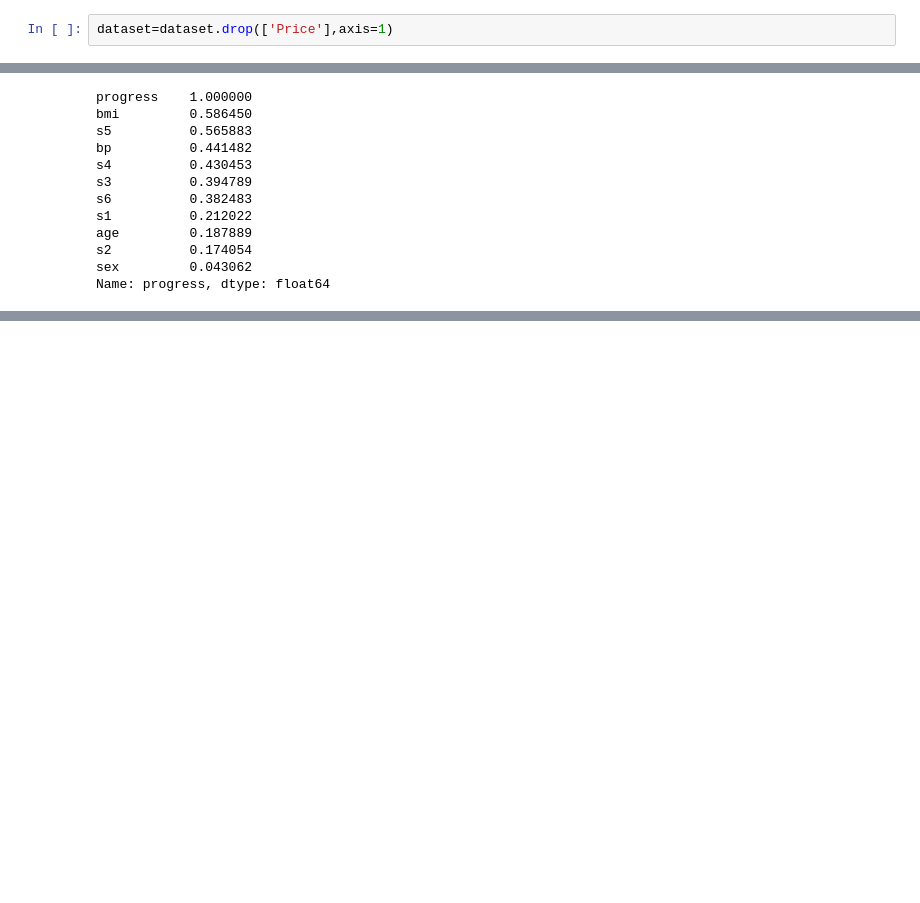
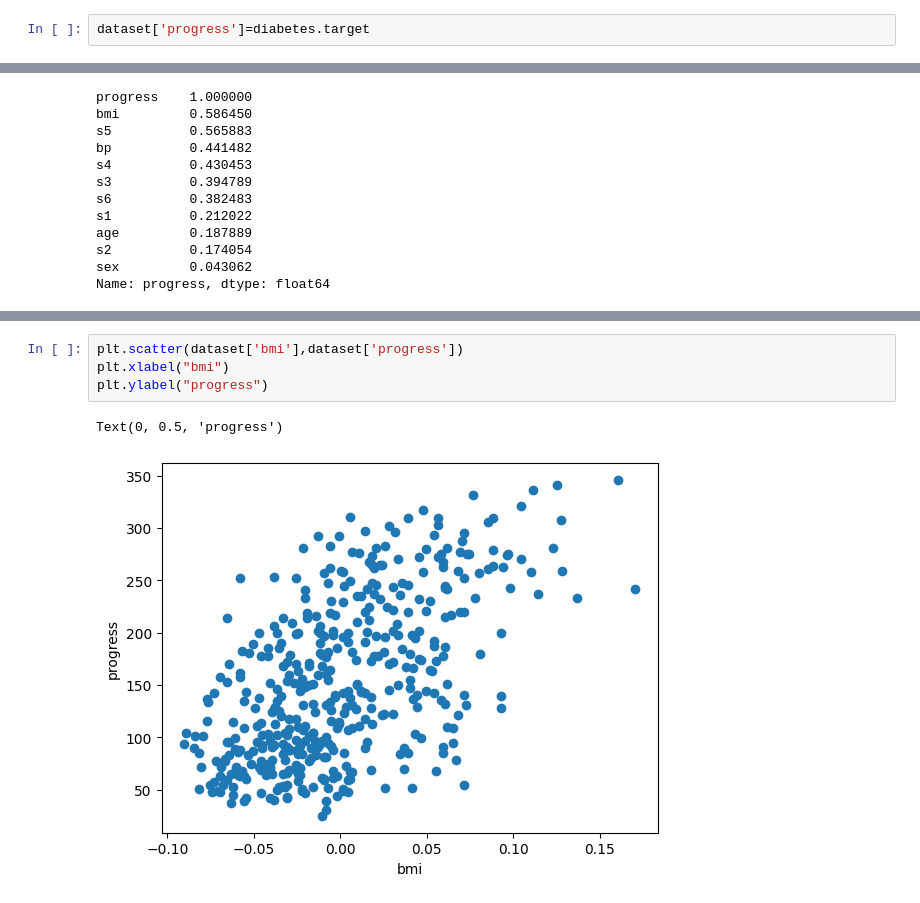
Before and after one commit to AryannSharmaa/Diabetes, a Jupyter notebook: linear_regression.ipynb, the cells around one changed output, grey strips where cells are left out. Saved outputs shown, nothing was run; the diff lists cells and outputs as text; blank space fills up the shorter version.

Commit message:
transformed dataset

```diff
--- a/linear_regression.ipynb
+++ b/linear_regression.ipynb
@@ -46,8 +46,8 @@ dataset.head()
 | 2 | 0.085299 | 0.050680 | 0.044451 | -0.005670 | -0.045599 | -0.034194 | -0.032356 | -0.002592 | 0.002861 | -0.025930 |
 | 3 | -0.089063 | -0.044642 | -0.011595 | -0.036656 | 0.012191 | 0.024991 | -0.036038 | 0.034309 | 0.022688 | -0.009362 |
 | 4 | 0.005383 | -0.044642 | -0.036385 | 0.021872 | 0.003935 | 0.015596 | 0.008142 | -0.002592 | -0.031988 | -0.046641 |
-# %%
-dataset=dataset.drop(['Price'],axis=1)
+# %%
+dataset['progress']=diabetes.target
 # %%
 dataset.head()
 # %% [output]
@@ -137,3 +137,10 @@ cor
 | s5 | 0.270774 | 0.149916 | 0.446157 | 0.393480 | 0.515503 | 0.318357 | -0.398577 | 0.617859 | 1.000000 | 0.464669 | 0.565883 |
 | s6 | 0.301731 | 0.208133 | 0.388680 | 0.390430 | 0.325717 | 0.290600 | -0.273697 | 0.417212 | 0.464669 | 1.000000 | 0.382483 |
 | progress | 0.187889 | 0.043062 | 0.586450 | 0.441482 | 0.212022 | 0.174054 | -0.394789 | 0.430453 | 0.565883 | 0.382483 | 1.000000 |
+# %%
+plt.scatter(dataset['bmi'],dataset['progress'])
+plt.xlabel("bmi")
+plt.ylabel("progress")
+# %% [output]
+Text(0, 0.5, 'progress')
+[figure, added]
```
Also changed, not shown: parts of 7 cells of this notebook.
